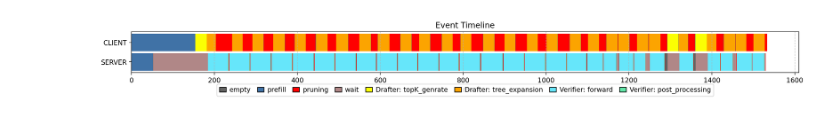
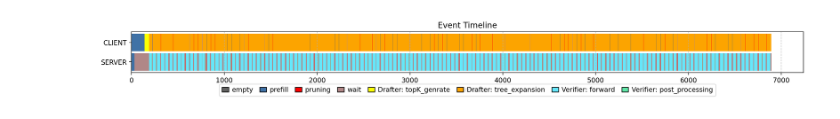
Before and after one commit to Leosang-lx/EAGLE, a Jupyter notebook: show_timestamps.ipynb, the cells around one changed output. Cells and saved outputs as stored; diff of their text form; code cells hidden in the pictures.

```diff
--- a/show_timestamps.ipynb
+++ b/show_timestamps.ipynb
@@ -99,32 +99,32 @@ def show_timestamps(time_str):
     ax.grid(True, axis='x', linestyle='--', alpha=0.7)
 
     from matplotlib.patches import Patch
     legend_elements = [
         Patch(facecolor=event_type_to_color[key], edgecolor='black', label=key)
         for key in event_type_to_color
     ]
     ax.legend(
         handles=legend_elements,
         loc='upper center',
         bbox_to_anchor=(0.5, -0.2),  # 调整 y 坐标向下移动
         ncol=len(legend_elements),  # 所有图例项排成一行
         frameon=True,
         fontsize=10,
         columnspacing=1.0,  # 调整列间距
         handlelength=1.0,   # 图例图标长度
         handletextpad=0.5,  # 图例图标与文本之间的间距
         borderaxespad=0.5,  # 图例与图表边界的间距
     )
     # ax.legend(loc='upper right', bbox_to_anchor=(1.05, 1), borderaxespad=0.)
 
 
     plt.tight_layout()
     current_dpi = fig.get_dpi()
     # print(f"当前图像的 DPI: {current_dpi}")
     plt.savefig(f'{time_str}-timeline.pdf')
     plt.show()
 
 
-show_timestamps('records/' + '11-12-18-55')
+show_timestamps('records/' + '11-17-20-40')
 # %% [output]
-[figure, old version]
+[figure, new version]
```
Also changed, not shown: 2 other files.
